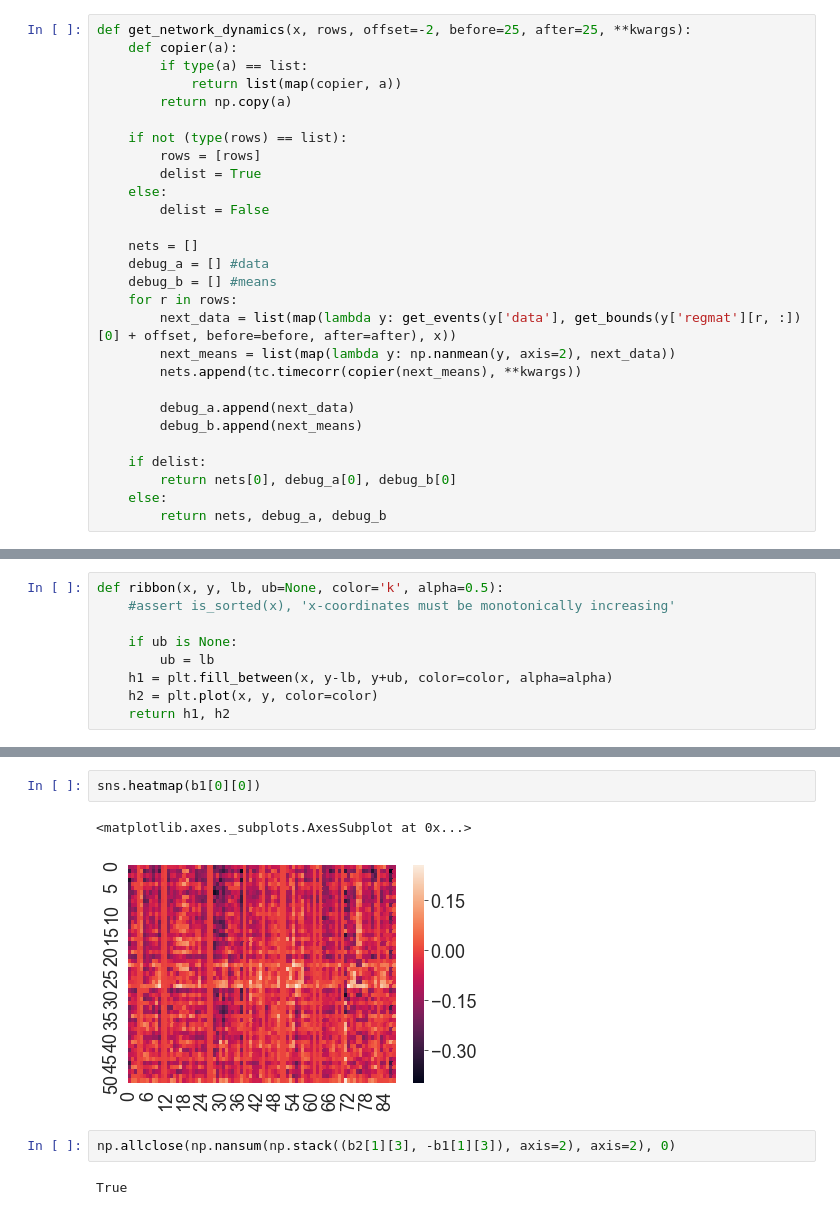
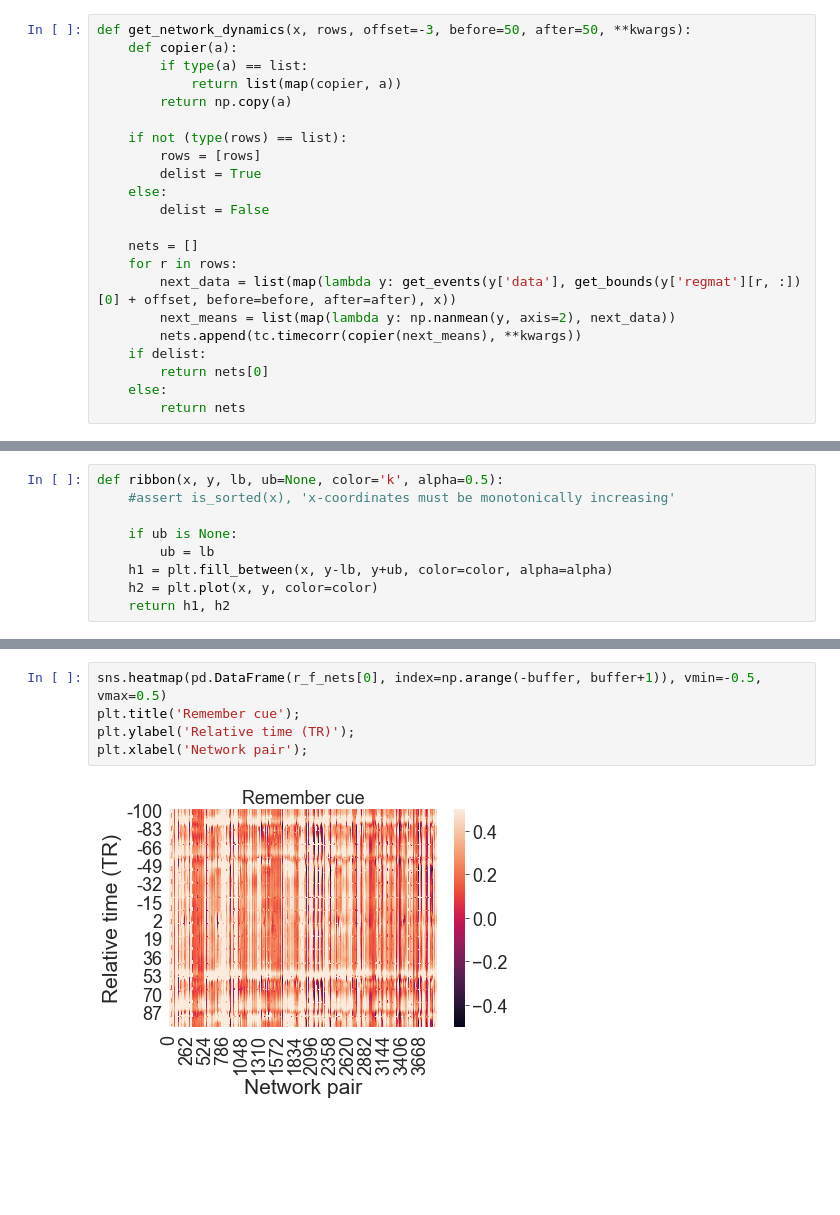
Before and after one commit to ContextLab/directed-forgetting-network-dynamics, a Jupyter notebook: code/network_analyses.ipynb, the cells around one changed output, grey strips where cells are left out. Cells and saved outputs as stored; diff of their text form; blank space fills up the shorter version.

```diff
--- a/code/network_analyses.ipynb
+++ b/code/network_analyses.ipynb
@@ -159,7 +160,7 @@ def get_events(data, event_times, before=25, after=25):
         x[start_ind:end_ind, :, i] = data[start_time:end_time, :]
     return x
 # %%
-def get_network_dynamics(x, rows, offset=-2, before=25, after=25, **kwargs):
+def get_network_dynamics(x, rows, offset=-3, before=50, after=50, **kwargs):
     def copier(a):
         if type(a) == list:
             return list(map(copier, a))
@@ -172,20 +173,14 @@ def get_network_dynamics(x, rows, offset=-2, before=25, after=25, **kwargs):
         delist = False
 
     nets = []
-    debug_a = [] #data
-    debug_b = [] #means
     for r in rows:
         next_data = list(map(lambda y: get_events(y['data'], get_bounds(y['regmat'][r, :])[0] + offset, before=before, after=after), x))
         next_means = list(map(lambda y: np.nanmean(y, axis=2), next_data))
         nets.append(tc.timecorr(copier(next_means), **kwargs))
-
-        debug_a.append(next_data)
-        debug_b.append(next_means)
-
     if delist:
-        return nets[0], debug_a[0], debug_b[0]
+        return nets[0]
     else:
-        return nets, debug_a, debug_b
+        return nets
 # %%
 # credit: https://stackoverflow.com/questions/47004506/check-if-a-numpy-array-is-sorted
 @numba.jit
@@ -301,9 +221,7 @@ sns.heatmap(r_f_nets2[1])
-# %%
-sns.heatmap(b1[0][0])
-# %% [output]
-<matplotlib.axes._subplots.AxesSubplot at 0x...>
-[figure, removed]
-# %%
-np.allclose(np.nansum(np.stack((b2[1][3], -b1[1][3]), axis=2), axis=2), 0)
-# %% [output]
-True
+# %%
+sns.heatmap(pd.DataFrame(r_f_nets[0], index=np.arange(-buffer, buffer+1)), vmin=-0.5, vmax=0.5)
+plt.title('Remember cue');
+plt.ylabel('Relative time (TR)');
+plt.xlabel('Network pair');
+# %% [output]
+[figure, added]
```
Also changed, not shown: parts of 29 cells of this notebook.
